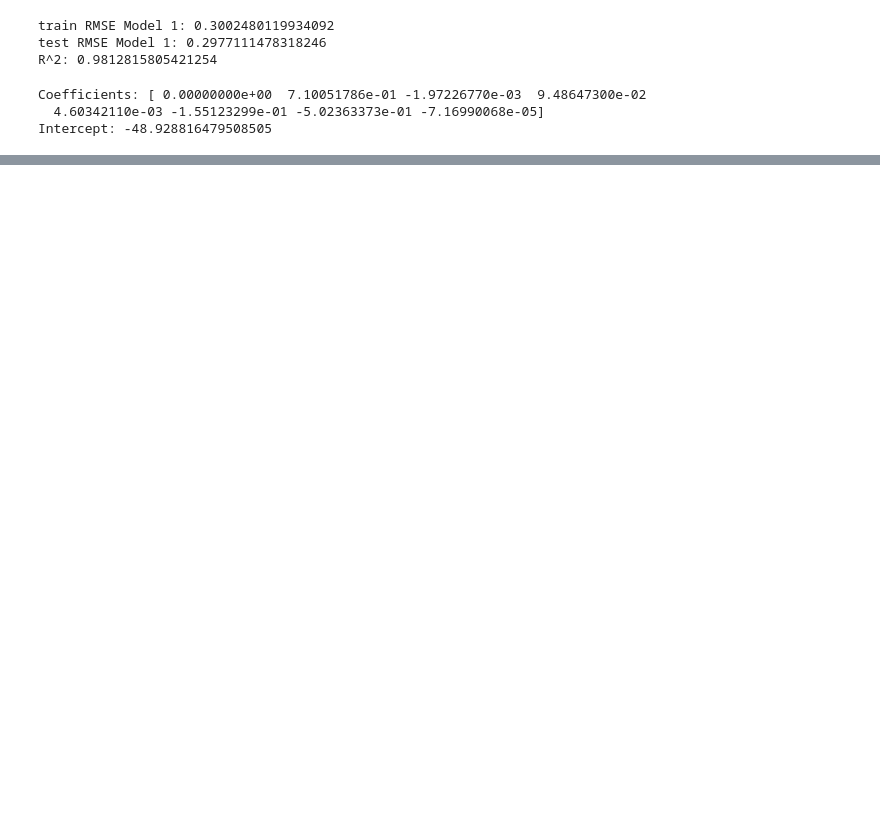
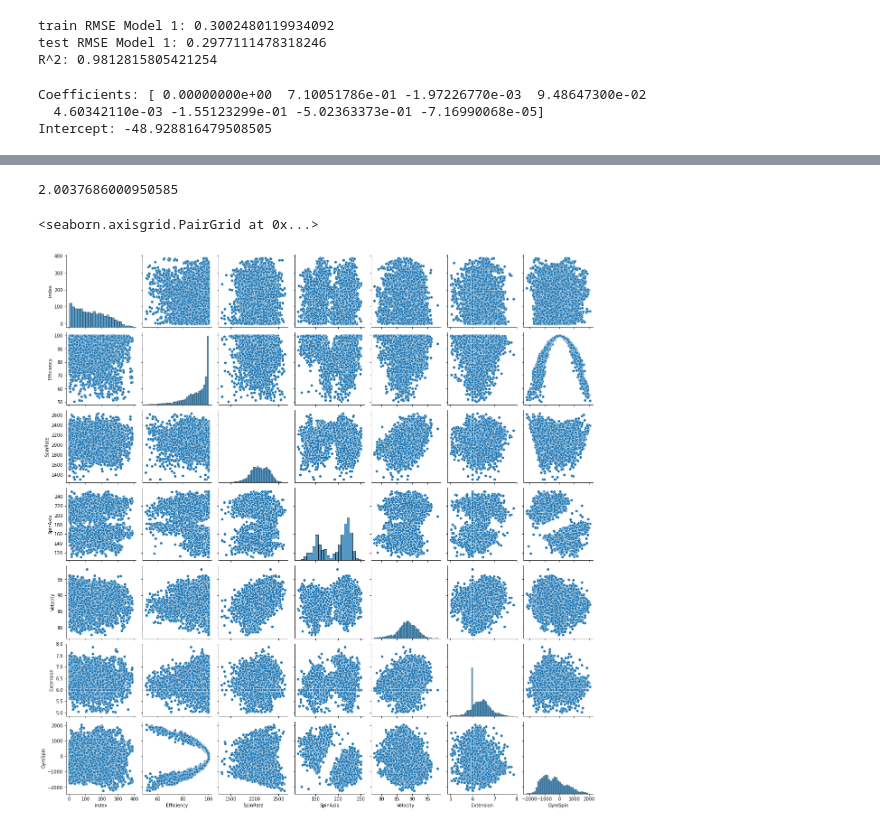
Before and after one commit to mdalquist/IVB-Regression-Analysis, a Jupyter notebook: IVB Regression Analysis.ipynb, the cells around one changed output, grey strips where cells are left out. Drawn from its saved outputs; the diff is of its cells as text; code cells hidden in the pictures; blank space fills up the shorter version.

```diff
--- a/IVB Regression Analysis.ipynb
+++ b/IVB Regression Analysis.ipynb
@@ -192,8 +197,8 @@ Features chosen for regression analysis:
 
 Tilt will not be used as it is pretty much the same metric as Spin Axis, but at 15 minute intervals, so the accuracy would likely be less accurate using tilt than Spin Axis. Velocity and Extension show no correlation when compared to IVB in the single variable scatterplots, but they will be left in to see if there is a correlation in the multi-dimensional regression analysis.
 # %%
-X = allFBclean.drop(columns = ['IVB', 'VB', 'Tilt', 'PitcherThrows'])
-y = allFBclean['IVB']
+X = allFBclean.drop(columns = ['IVB', 'VB', 'Tilt', 'PitcherThrows']).astype(float)
+y = allFBclean['IVB'].astype(float)
 X_train, X_test, y_train, y_test = train_test_split(X, y, test_size=0.2, random_state = 42)
 X_train
 # %% [output]
@@ -323,0 +264,12 @@ sns.scatterplot(x = y_train, y = pl2.predict(X_train) - y_train).set(ylabel = 'R
+# %%
+#Check assumption: Autocorrelation
+from statsmodels.stats.stattools import durbin_watson
+durbin_watson(pl1.predict(X_train) - y_train)
+# %% [output]
+2.0037686000950585
+# %%
+#Check assumption: Multicollinearity
+sns.pairplot(X_train.reset_index())
+# %% [output]
+<seaborn.axisgrid.PairGrid at 0x...>
+[figure, added]
```
Also changed, not shown: parts of 45 cells of this notebook.
